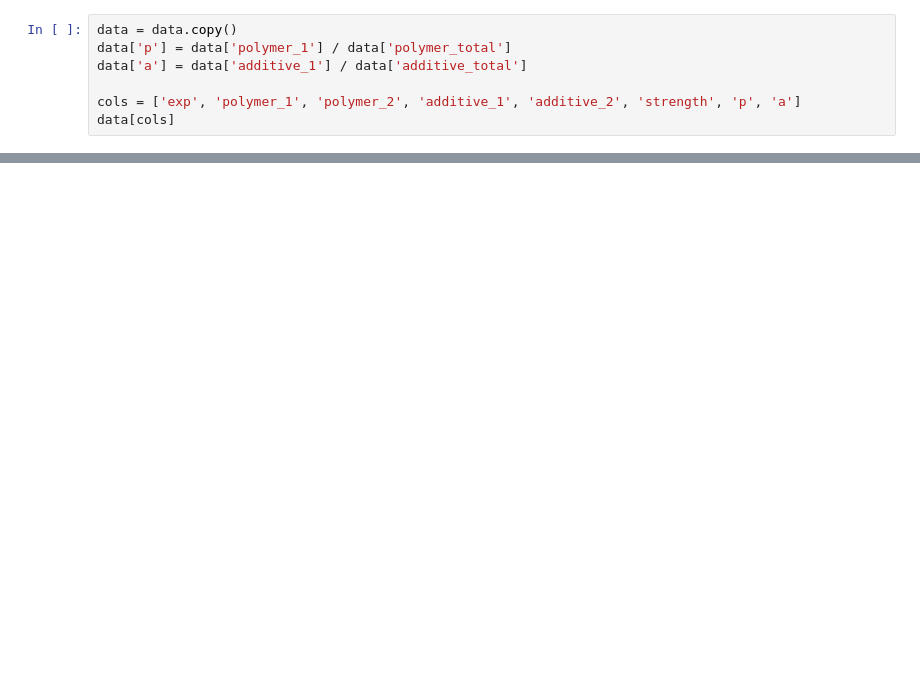
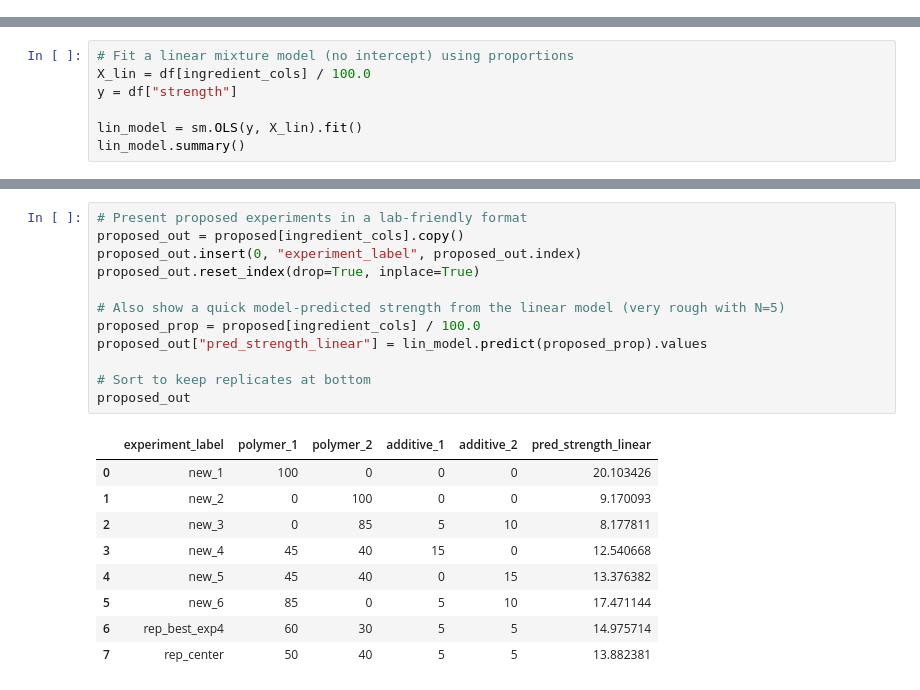
Before and after one commit to ajay-sai/Applied-Statistics, a Jupyter notebook: Hypothesis-Testing/01_Factorial_Design/solution.ipynb, the cells around one changed output, grey strips where cells are left out. Drawn from its saved outputs; the diff is of its cells as text; blank space fills up the shorter version.

```diff
--- a/Hypothesis-Testing/01_Factorial_Design/solution.ipynb
+++ b/Hypothesis-Testing/01_Factorial_Design/solution.ipynb
@@ -58,7 +48,0 @@ $$\text{Polymer 1}=90p,\ \text{Polymer 2}=90(1-p),\ \text{Additive 1}=10a,\ \tex
-# %%
-data = data.copy()
-data['p'] = data['polymer_1'] / data['polymer_total']
-data['a'] = data['additive_1'] / data['additive_total']
-
-cols = ['exp', 'polymer_1', 'polymer_2', 'additive_1', 'additive_2', 'strength', 'p', 'a']
-data[cols]
@@ -215,0 +139,7 @@ $$\text{strength} = \beta_0 + \beta_p p + \beta_a a + \beta_{pa} (pa) + \varepsi
+# %%
+# Fit a linear mixture model (no intercept) using proportions
+X_lin = df[ingredient_cols] / 100.0
+y = df["strength"]
+
+lin_model = sm.OLS(y, X_lin).fit()
+lin_model.summary()
@@ -215,0 +282,22 @@ $$\text{strength} = \beta_0 + \beta_p p + \beta_a a + \beta_{pa} (pa) + \varepsi
+# %%
+# Present proposed experiments in a lab-friendly format
+proposed_out = proposed[ingredient_cols].copy()
+proposed_out.insert(0, "experiment_label", proposed_out.index)
+proposed_out.reset_index(drop=True, inplace=True)
+
+# Also show a quick model-predicted strength from the linear model (very rough with N=5)
+proposed_prop = proposed[ingredient_cols] / 100.0
+proposed_out["pred_strength_linear"] = lin_model.predict(proposed_prop).values
+
+# Sort to keep replicates at bottom
+proposed_out
+# %% [output]
+|  | experiment_label | polymer_1 | polymer_2 | additive_1 | additive_2 | pred_strength_linear |
+| 0 | new_1 | 100 | 0 | 0 | 0 | 20.103426 |
+| 1 | new_2 | 0 | 100 | 0 | 0 | 9.170093 |
+| 2 | new_3 | 0 | 85 | 5 | 10 | 8.177811 |
+| 3 | new_4 | 45 | 40 | 15 | 0 | 12.540668 |
+| 4 | new_5 | 45 | 40 | 0 | 15 | 13.376382 |
+| 5 | new_6 | 85 | 0 | 5 | 10 | 17.471144 |
+| 6 | rep_best_exp4 | 60 | 30 | 5 | 5 | 14.975714 |
+| 7 | rep_center | 50 | 40 | 5 | 5 | 13.882381 |
```
Also changed, not shown: parts of 14 cells of this notebook.
